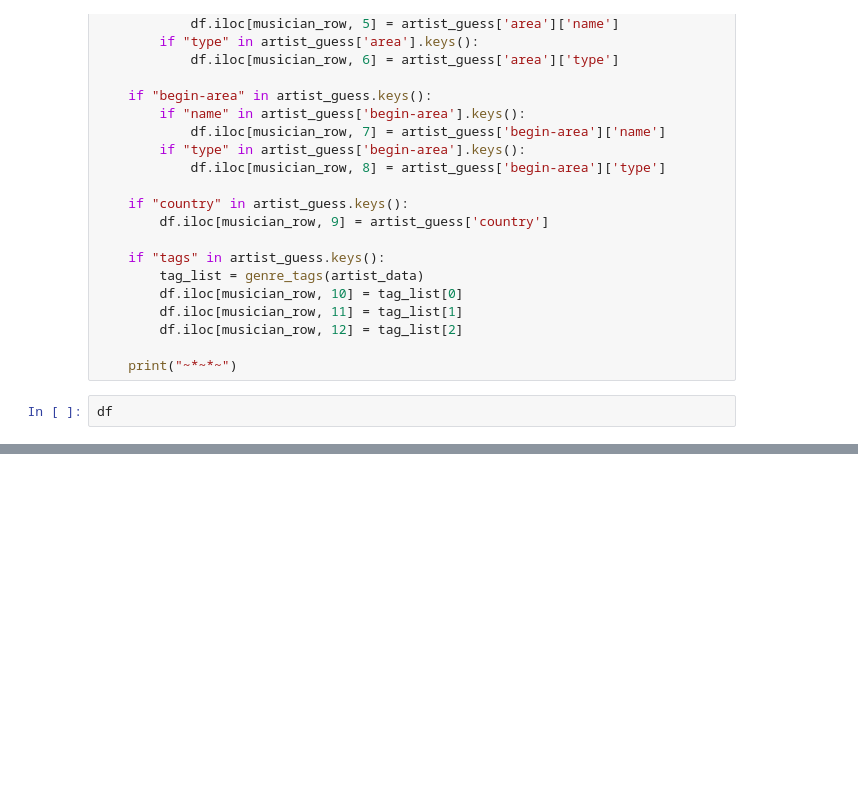
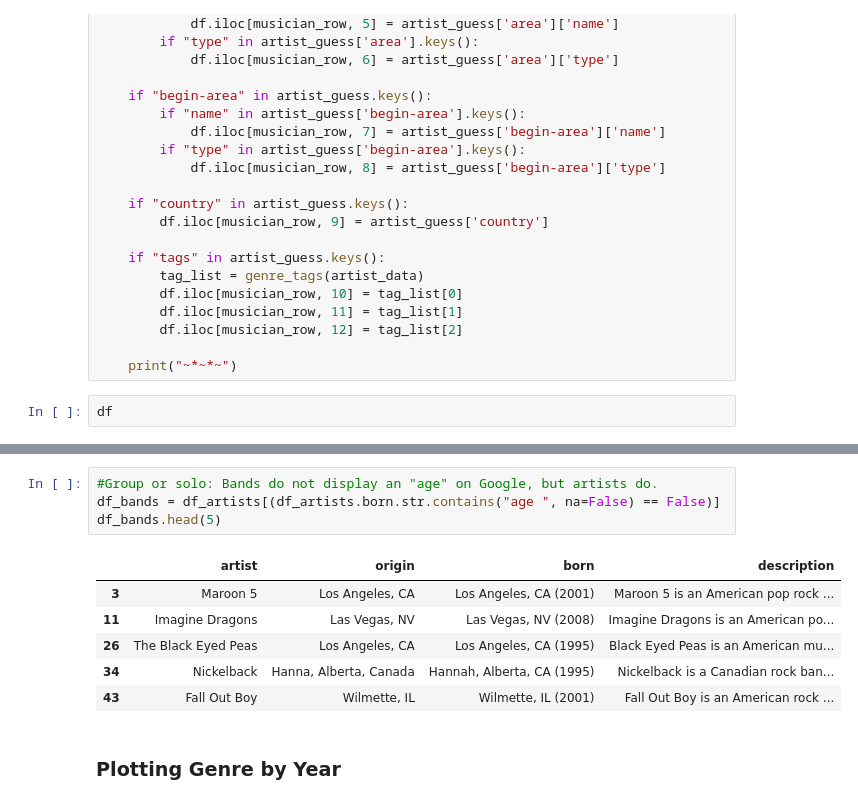
Before and after one commit to shane-burke/Visualizing-Billboard-Hot-100-Year-End-Hits, a Jupyter notebook: Visualizing Billboard Hot 100 Year-End Hits, 2006 to now.ipynb, the cells around one changed output, grey strips where cells are left out. Saved outputs shown, nothing was run; the diff lists cells and outputs as text; blank space fills up the shorter version.

```diff
--- a/Visualizing Billboard Hot 100 Year-End Hits, 2006 to now.ipynb
+++ b/Visualizing Billboard Hot 100 Year-End Hits, 2006 to now.ipynb
@@ -175,0 +354,13 @@ df.to_csv(r'/Users/shaneburke/Desktop/Billboard_Scrape.csv')
+# %%
+#Group or solo: Bands do not display an "age" on Google, but artists do.
+df_bands = df_artists[(df_artists.born.str.contains("age ", na=False) == False)]
+df_bands.head(5)
+# %% [output]
+|  | artist | origin | born | description |
+| 3 | Maroon 5 | Los Angeles, CA | Los Angeles, CA (2001) | Maroon 5 is an American pop rock ... |
+| 11 | Imagine Dragons | Las Vegas, NV | Las Vegas, NV (2008) | Imagine Dragons is an American po... |
+| 26 | The Black Eyed Peas | Los Angeles, CA | Los Angeles, CA (1995) | Black Eyed Peas is an American mu... |
+| 34 | Nickelback | Hanna, Alberta, Canada | Hannah, Alberta, CA (1995) | Nickelback is a Canadian rock ban... |
+| 43 | Fall Out Boy | Wilmette, IL | Wilmette, IL (2001) | Fall Out Boy is an American rock ... |
+# %% [markdown]
+### Plotting Genre by Year
```
Also changed, not shown: parts of 57 cells of this notebook, 8 other files.
